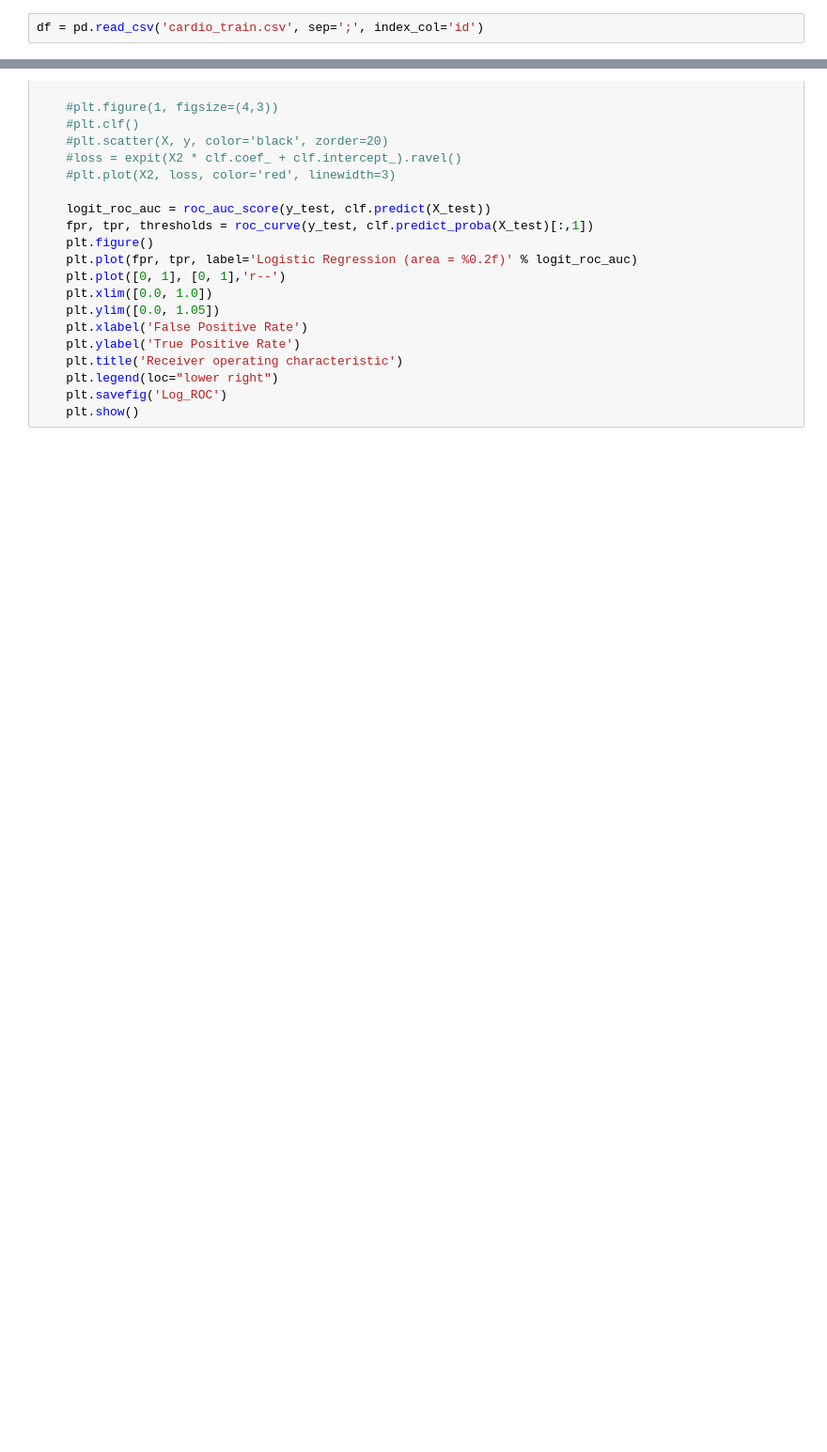
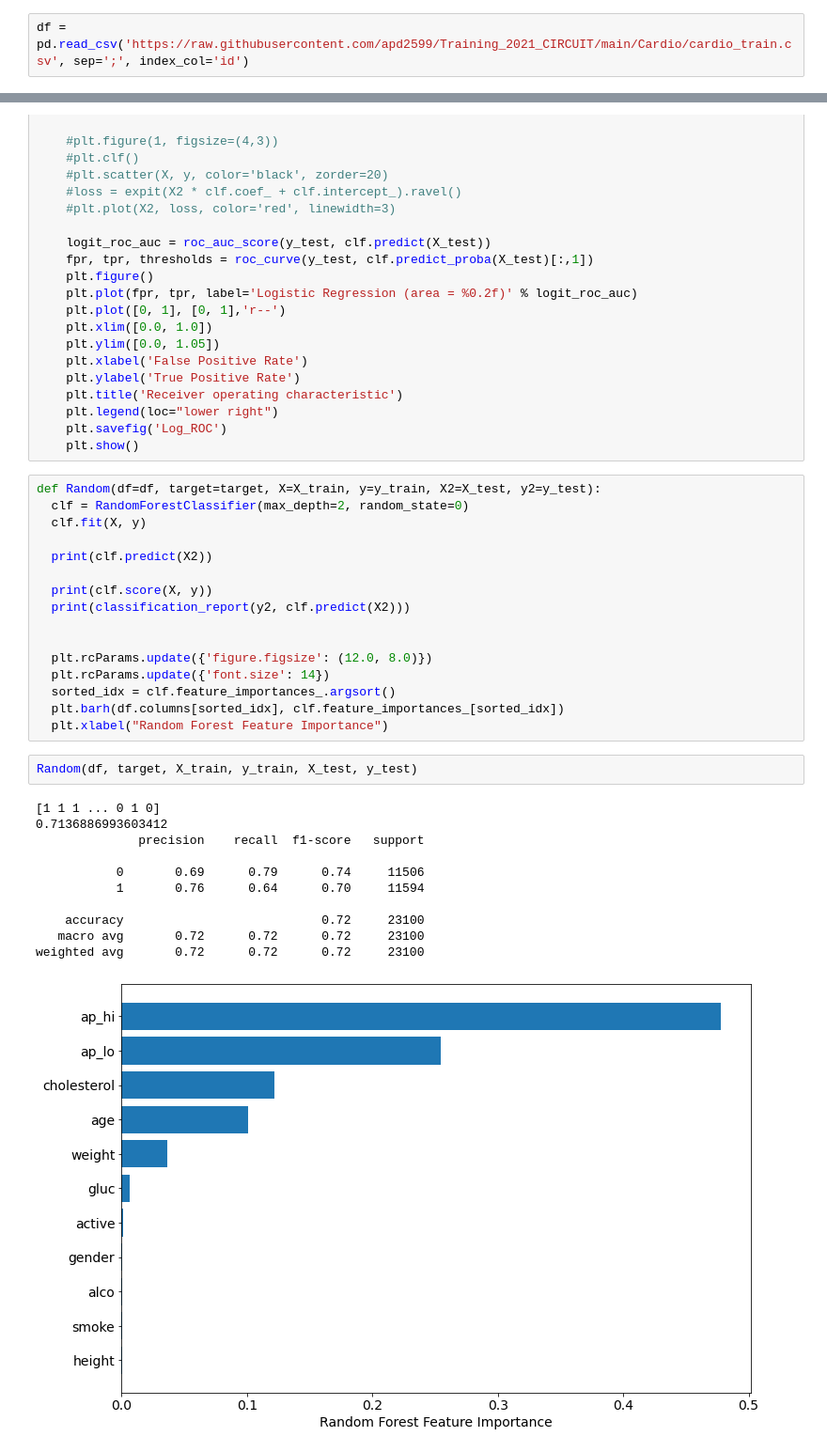
Before and after one commit to apd2599/Training_2021_CIRCUIT, a Jupyter notebook: Cardio/Cardiovas.ipynb, the cells around one changed output, grey strips where cells are left out. Shown at 94% size. Saved outputs shown, nothing was run; the diff lists cells and outputs as text; blank space fills up the shorter version.

Commit message:
Implemented Feature Importance

```diff
--- a/Cardio/Cardiovas.ipynb
+++ b/Cardio/Cardiovas.ipynb
@@ -5,5 +8,5 @@ from sklearn.preprocessing import StandardScaler
 # %%
-df = pd.read_csv('cardio_train.csv', sep=';', index_col='id')
+df = pd.read_csv('https://raw.githubusercontent.com/apd2599/Training_2021_CIRCUIT/main/Cardio/cardio_train.csv', sep=';', index_col='id')
 # %%
 df.head()
 # %% [output]
@@ -78,3 +81,33 @@ def Log_Reg(X=X_train, y=y_train, X2=X_test, y2=y_test):
     plt.legend(loc="lower right")
     plt.savefig('Log_ROC')
     plt.show()
+# %%
+def Random(df=df, target=target, X=X_train, y=y_train, X2=X_test, y2=y_test):
+  clf = RandomForestClassifier(max_depth=2, random_state=0)
+  clf.fit(X, y)
+
+  print(clf.predict(X2))
+
+  print(clf.score(X, y))
+  print(classification_report(y2, clf.predict(X2)))
+
+
+  plt.rcParams.update({'figure.figsize': (12.0, 8.0)})
+  plt.rcParams.update({'font.size': 14})
+  sorted_idx = clf.feature_importances_.argsort()
+  plt.barh(df.columns[sorted_idx], clf.feature_importances_[sorted_idx])
+  plt.xlabel("Random Forest Feature Importance")
+# %%
+Random(df, target, X_train, y_train, X_test, y_test)
+# %% [output]
+[1 1 1 ... 0 1 0]
+0.7136886993603412
+              precision    recall  f1-score   support
+
+           0       0.69      0.79      0.74     11506
+           1       0.76      0.64      0.70     11594
+
+    accuracy                           0.72     23100
+   macro avg       0.72      0.72      0.72     23100
+weighted avg       0.72      0.72      0.72     23100
+[figure, added]
```
Also changed, not shown: parts of 1 cell of this notebook.
